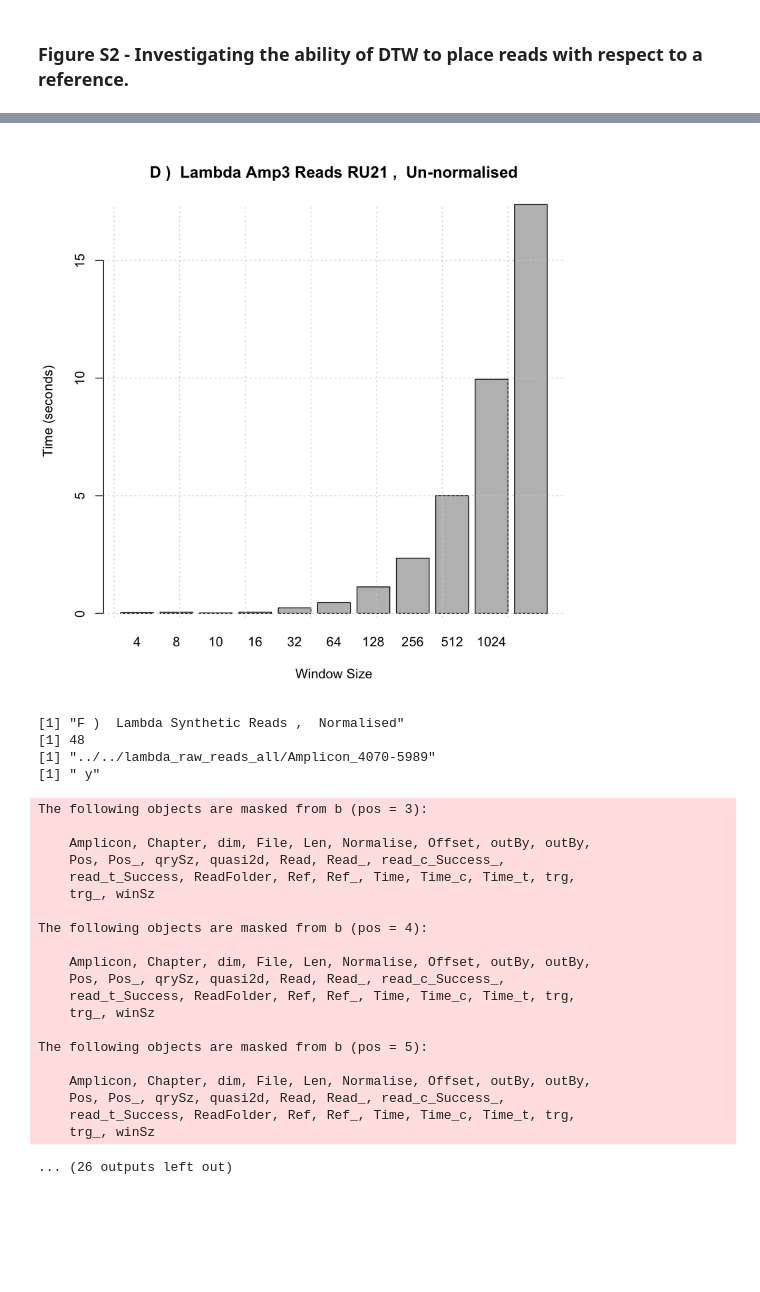
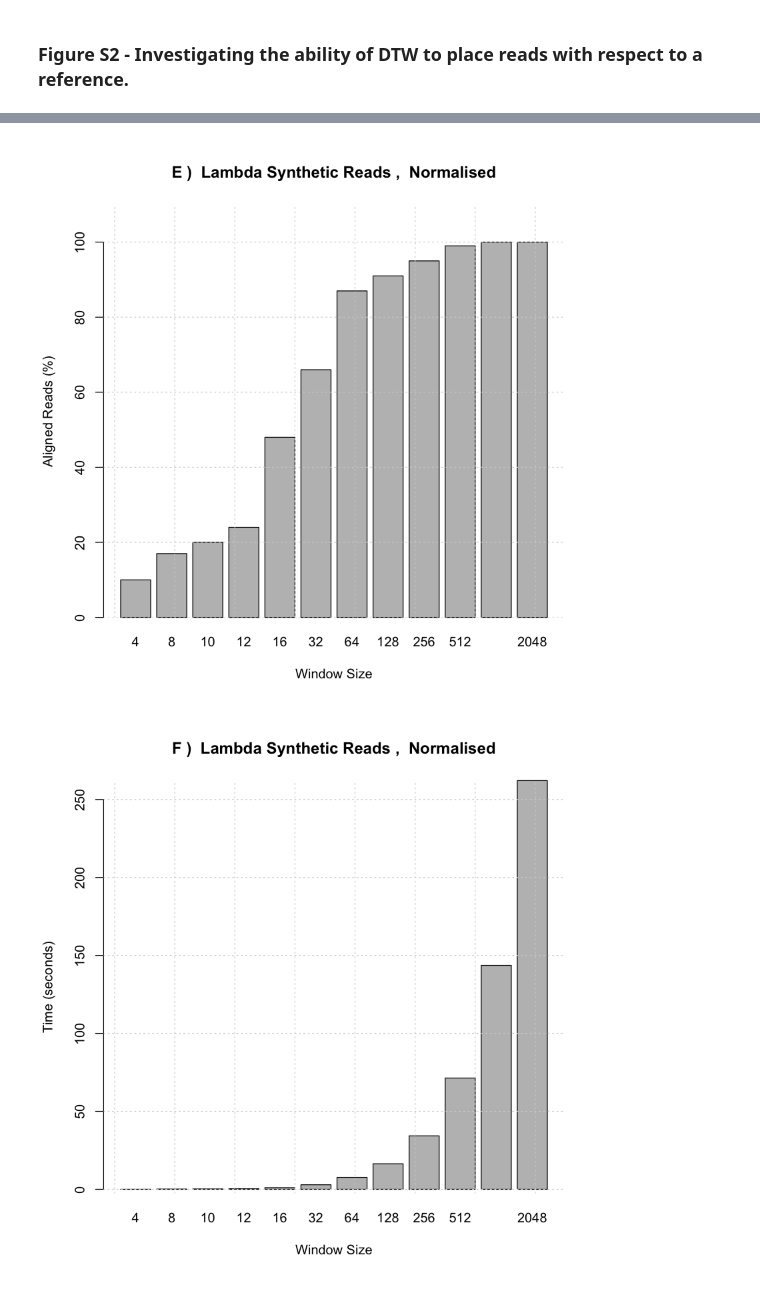
Before and after one commit to mattloose/RUFigs, a Jupyter notebook: Figure S2.ipynb, the cells around one changed output, grey strips where cells are left out. Saved outputs shown, nothing was run; the diff lists cells and outputs as text; code cells hidden in the pictures; blank space fills up the shorter version.

```diff
--- a/Figure S2.ipynb
+++ b/Figure S2.ipynb
@@ -75,10 +57,10 @@ normalisations = levels(a$Normalise)
 print(normalisations)
 
 
-for (plotType in c('Unstacked', 'Stacked')) {
+for (plotType in c('Unstacked')){#, 'Stacked')) {
 	# Unstacked -- Plot only successful reads ..
 	# Stacked -- Plot both success and failed reads
-	print(plotType)
+	#print(plotType)
 
 
 	# NB R counts list elements starting from 1 ..
@@ -88,12 +70,12 @@ for (plotType in c('Unstacked', 'Stacked')) {
 		for (f in folders) {
 
 			if (f == "synthetic") numReads = 100 else numReads = 48
-			print(numReads)
+			#print(numReads)
 
 			folderNum = which(folders == f)
-			print(f)
+			#print(f)
 			normNum = which(normalisations == n)
-			print(n)
+			#print(n)
 
 			# Get relevant subset of data ...
 			b <- a[ a$ReadFolder == f
@@ -108,7 +90,7 @@ for (plotType in c('Unstacked', 'Stacked')) {
 
 			# Cross tabulate the data ....
 			x0 <- xtabs(~winSz + Read + Ref + winSz)
-			print(ftable(x0, col.vars = c(2, 3)))
+			#print(ftable(x0, col.vars = c(2, 3)))
 
 			#-------------------------------------------
 			# Plot "Read Counts" ..
@@ -118,7 +100,7 @@ for (plotType in c('Unstacked', 'Stacked')) {
 					, titles[folderNum] , ", "
 					, normText[normNum]
 					)
-			print(txt)
+			#print(txt)
 
 
 			if (plotType == 'Unstacked') {
@@ -157,7 +139,7 @@ for (plotType in c('Unstacked', 'Stacked')) {
 					, titles[folderNum] , ", "
 					, normText[normNum]
 					)
-			print(txt)
+			#print(txt)
 
 			if (plotType == 'Unstacked') {
 				xt <- xtabs(Time~winSz)
@@ -267,26 +233,2 @@ winSz
-[figure]
-[1] "F )  Lambda Synthetic Reads ,  Normalised"
-[1] 48
-[1] "../../lambda_raw_reads_all/Amplicon_4070-5989"
-[1] " y"
-The following objects are masked from b (pos = 3):
-
-    Amplicon, Chapter, dim, File, Len, Normalise, Offset, outBy, outBy,
-    Pos, Pos_, qrySz, quasi2d, Read, Read_, read_c_Success_,
-    read_t_Success, ReadFolder, Ref, Ref_, Time, Time_c, Time_t, trg,
-    trg_, winSz
-
-The following objects are masked from b (pos = 4):
-
-    Amplicon, Chapter, dim, File, Len, Normalise, Offset, outBy, outBy,
-    Pos, Pos_, qrySz, quasi2d, Read, Read_, read_c_Success_,
-    read_t_Success, ReadFolder, Ref, Ref_, Time, Time_c, Time_t, trg,
-    trg_, winSz
-
-The following objects are masked from b (pos = 5):
-
-    Amplicon, Chapter, dim, File, Len, Normalise, Offset, outBy, outBy,
-    Pos, Pos_, qrySz, quasi2d, Read, Read_, read_c_Success_,
-    read_t_Success, ReadFolder, Ref, Ref_, Time, Time_c, Time_t, trg,
-    trg_, winSz
-... (26 outputs left out)
+[figure, added]
+[figure, added]
```
Also changed, not shown: parts of 2 cells of this notebook.
